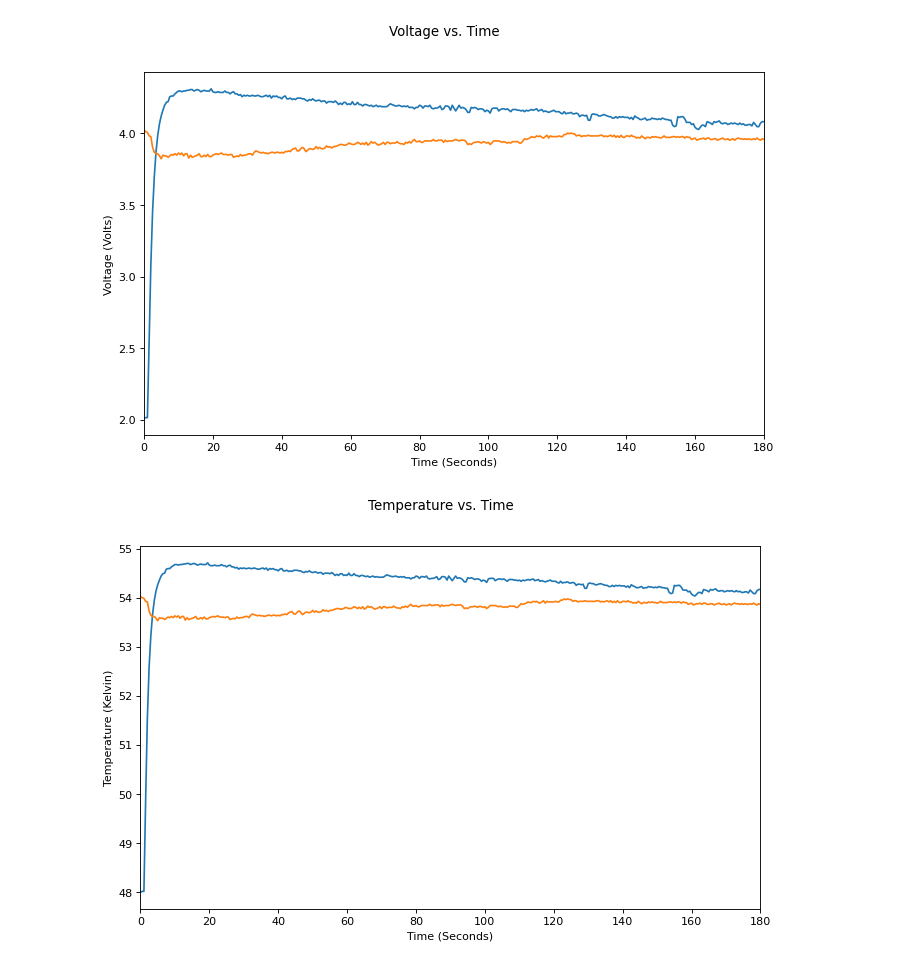
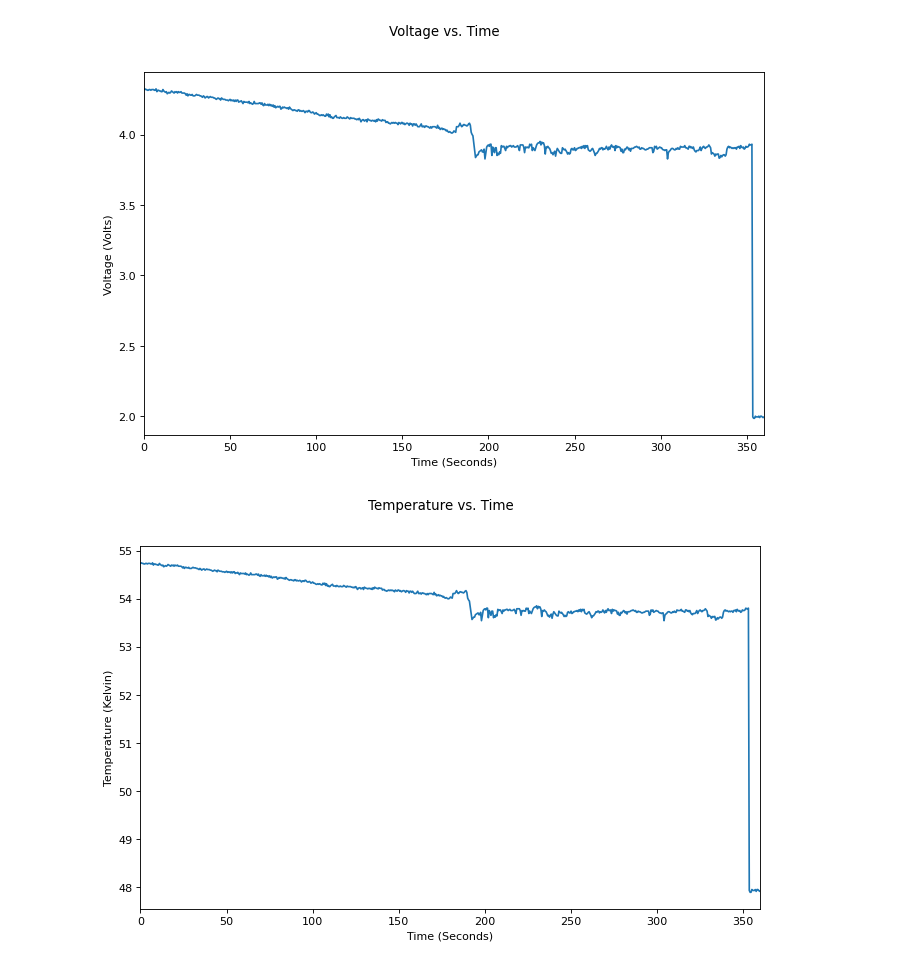
Before and after one commit to aorsot1/isim-spring2022, a Jupyter notebook: Lab 2/Akoua Orsot - Lab 2.ipynb, the cells around one changed output. Saved outputs shown, nothing was run; the diff lists cells and outputs as text; code cells hidden in the pictures.

Commit message:
getting new data

```diff
--- a/Lab 2/Akoua Orsot - Lab 2.ipynb
+++ b/Lab 2/Akoua Orsot - Lab 2.ipynb
@@ -4,34 +4,35 @@ import numpy as np
 import scipy as sp
 import matplotlib.pyplot as plt
 # %%
-hot_water = pd.read_csv("hot_water.csv")
-hot_water_ice = pd.read_csv("hot_water_ice.csv")
+# hot_water = pd.read_csv("hot_water.csv")
+# hot_water_ice = pd.read_csv("hot_water_ice.csv")
+
+data = pd.read_csv("hot_water_all.csv")
 # %%
 ## Calculating change in time and voltage
 
 # Experiment 1: Hot Water alone
-time_delta0 = hot_water['t1'] - hot_water.iloc[0,0]
-voltage_delta0 = hot_water['ch1']
+time = data['t1'] - data.iloc[0,0]
+voltage = data['ch1']
 #- hot_water.iloc[0,1]
 
 # Experiment 1: Hot Water + 20mL Ice Water
-time_delta1 = hot_water_ice['t1'] - hot_water_ice.iloc[0,0]
-voltage_delta1 = hot_water_ice['ch1']
-#- hot_water_ice.iloc[0,1]
+# time_delta1 = hot_water_ice['t1'] - hot_water_ice.iloc[0,0]
+# voltage_delta1 = hot_water_ice['ch1']
+# #- hot_water_ice.iloc[0,1]
 # %%
 fig = plt.figure(figsize=(10, 6), dpi=80)
 
-plt.plot(time_delta0, voltage_delta0)
-plt.plot(time_delta1, voltage_delta1)
+plt.plot(time, voltage)
 plt.suptitle("Voltage vs. Time")
 plt.xlabel("Time (Seconds)")
-plt.xlim([0, 180])
+plt.xlim([0, 360])
 plt.ylabel("Voltage (Volts)")
 
 plt.show()
 
 #fig.savefig("Calibration Curve.png")
 # %% [output]
-[figure, old version]
+[figure, new version]
 # %%
 # Deriving the Temperature from the formula
@@ -43,13 +42,12 @@ temp1 = 3528 / (np.log(voltage1/1000) * (-3528/298))
 #Plotting temp vs. time
 fig = plt.figure(figsize=(10, 6), dpi=80)
 
-plt.plot(time_delta0, temp)
-plt.plot(time_delta1, temp1)
+plt.plot(time, temp)
 plt.suptitle("Temperature vs. Time")
 plt.xlabel("Time (Seconds)")
-plt.xlim([0, 180])
+plt.xlim([0, 360])
 plt.ylabel("Temperature (Kelvin)")
 
 plt.show()
 # %% [output]
-[figure, old version]
+[figure, new version]
```
Also changed, not shown: parts of 1 cell of this notebook, 2 other files.
